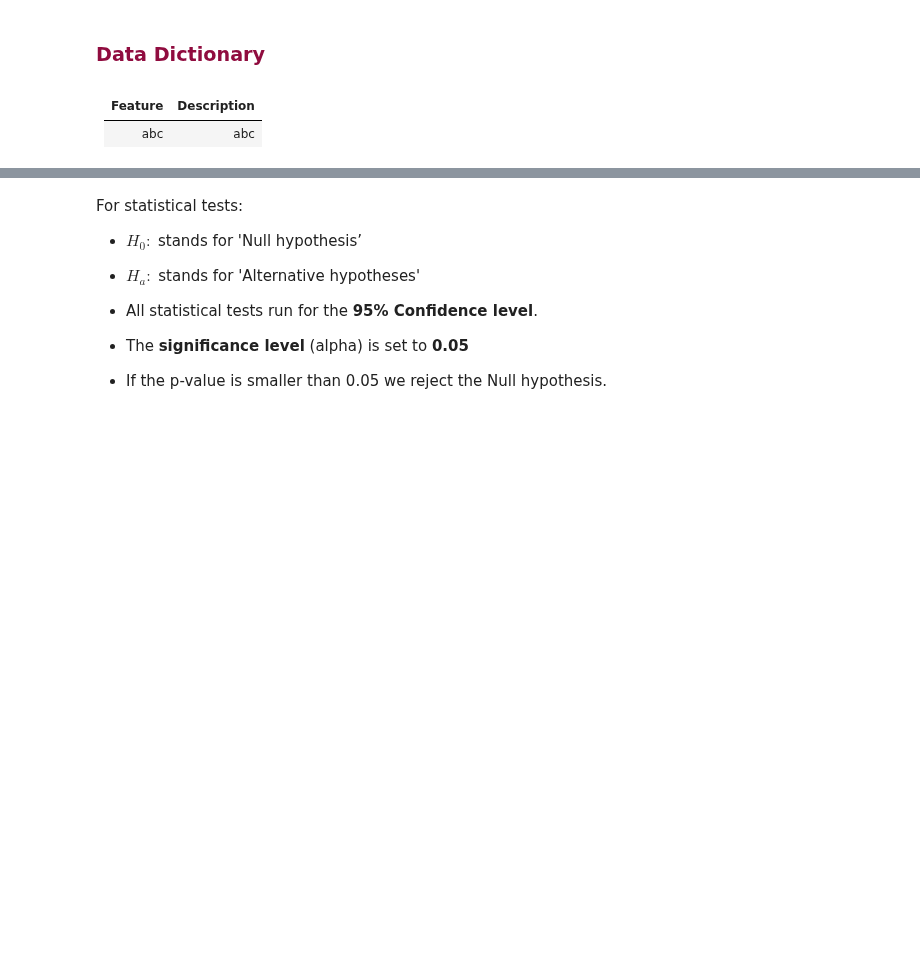
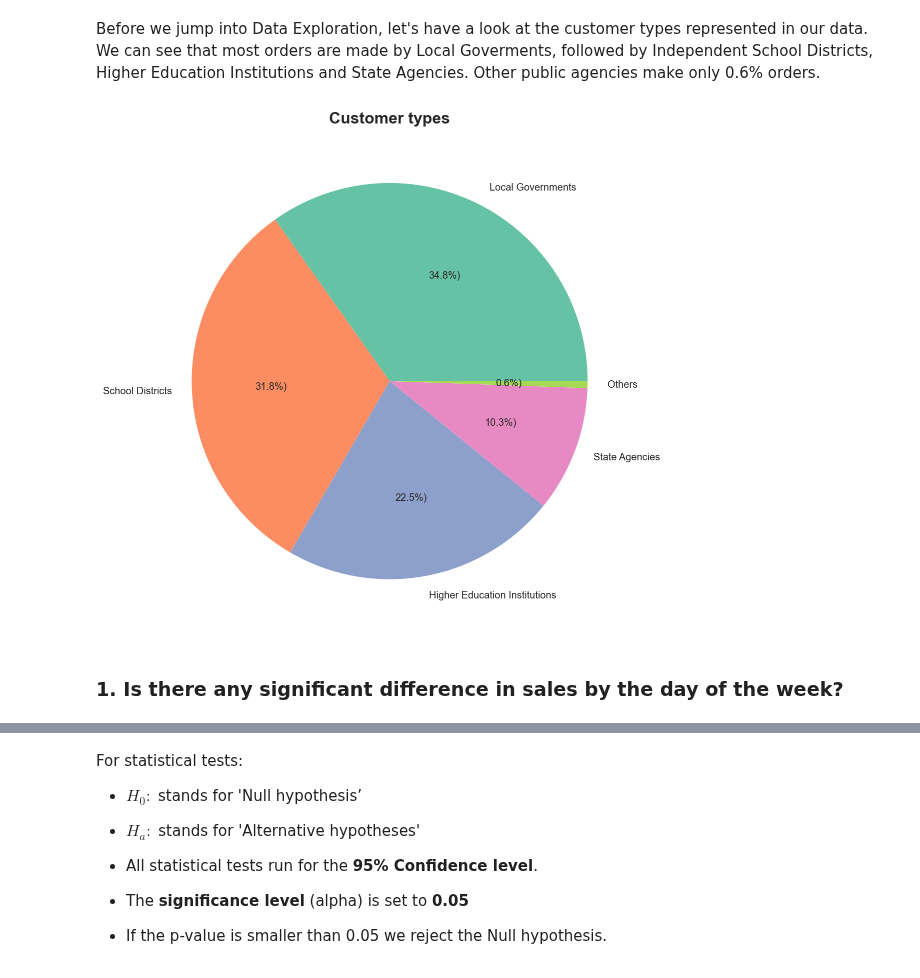
Before and after one commit to The-Real-MVPs/cisco-time-series-analysis, a Jupyter notebook: draft_final_notebook.ipynb, the cells around one changed output, grey strips where cells are left out. Drawn from its saved outputs; the diff is of its cells as text; code cells hidden in the pictures; blank space fills up the shorter version.

```diff
--- a/draft_final_notebook.ipynb
+++ b/draft_final_notebook.ipynb
@@ -86,6 +62,9 @@ train, test = wr.split_data(df)
-# %% [markdown]
-<h3 style="color:#900C3F;">Data Dictionary</h3>
-# %% [markdown]
-| Feature | Description|
-|:---|:---|
-|abc| abc|
+# %% [markdown]
+Before we jump into Data Exploration, let's have a look at the customer types represented in our data. We can see that most orders are made by Local Goverments, followed by  Independent School Districts, Higher Education Institutions and State Agencies. Other public agencies make only 0.6% orders.
+# %%
+# call pie chart with
+ex.viz_customer_types()
+# %% [output]
+[figure, added]
+# %% [markdown]
+### 1. Is there any significant difference in sales by the day of the week?
```
Also changed, not shown: parts of 139 cells of this notebook.
